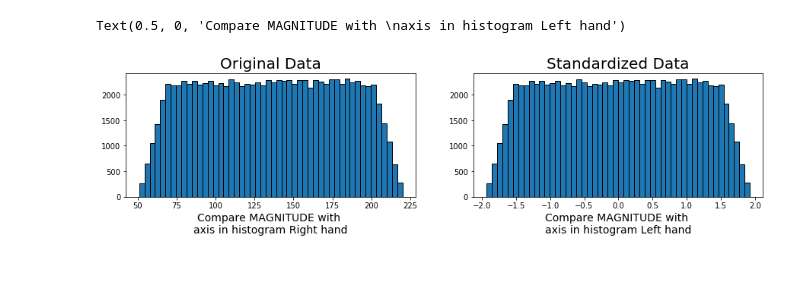
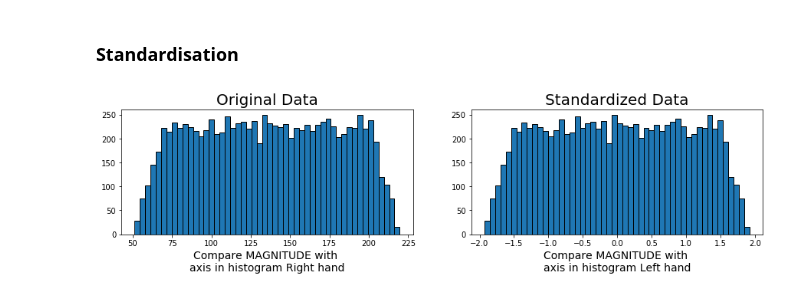
Before and after one commit to LeideSoares/-Statistics_Leide_Soares, a Jupyter notebook: Tranformation.ipynb, the cells around one changed output. Drawn from its saved outputs; the diff is of its cells as text; code cells hidden in the pictures; blank space fills up the shorter version.

```diff
--- a/Tranformation.ipynb
+++ b/Tranformation.ipynb
@@ -61,0 +35,20 @@ So, let's create dataset and apply standardization
+# %%
+class Tranformation:
+    def __init__(self, data):
+        self.data = data
+        self.mean = np.mean(data)
+        self.std = np.std(data)
+        self.min_value = np.min(data)
+        self.max_value = np.max(data)
+
+    def standardise(self):
+        return (self.data  - self.mean) / self.std
+
+    def normalise(self):
+        return (self.data - self.mean) /(self.max_value - self.min_value)
+
+    def log(self):
+        return np.log(self.data)
+
+    def pareto(self):
+        return (self.data  - self.mean) / self.std * (self.mean / self.std)
@@ -63,9 +59,14 @@ So, let's create dataset and apply standardization
 # random data size 100.000
 # simulate weight of the population from 50 to 200 kg
 
-size =  100000
+# for reproducibility
+np.random.seed(505)
 
+sample_size =  10000
 values = np.array(list(range(50,201)))
 
-data = [i + np.random.choice(values) for i in np.linspace(1,20,size)]
-plt.hist(data, bins=50, edgecolor='black');
+# data
+data = [i + np.random.choice(values) for i in np.linspace(1,20,sample_size)]
+
+# Creating object
+aux = Tranformation(data)
@@ -79,15 +111,21 @@ data_std = (data - mean) / std
+# %% [markdown]
+### Standardisation
 # %%
+# Standardising Data with new class
+data_std = aux.standardise()
+
+
+# Plotting data original vs transformed
 fig = plt.figure(figsize=(15,3))
 
 plt.subplot(1,2,1)
 plt.hist(data, bins=50, edgecolor='black');
 plt.title('Original Data', fontsize=20)
 plt.xlabel('Compare MAGNITUDE with \naxis in histogram Right hand', fontsize=14)
 
 plt.subplot(1,2,2)
 plt.hist(data_std, bins=50, edgecolor='black');
 plt.title('Standardized Data', fontsize=20)
-plt.xlabel('Compare MAGNITUDE with \naxis in histogram Left hand', fontsize=14)
+plt.xlabel('Compare MAGNITUDE with \naxis in histogram Left hand', fontsize=14);
 # %% [output]
-Text(0.5, 0, 'Compare MAGNITUDE with \naxis in histogram Left hand')
-[figure, old version]
+[figure, new version]
```
Also changed, not shown: parts of 20 cells of this notebook.
